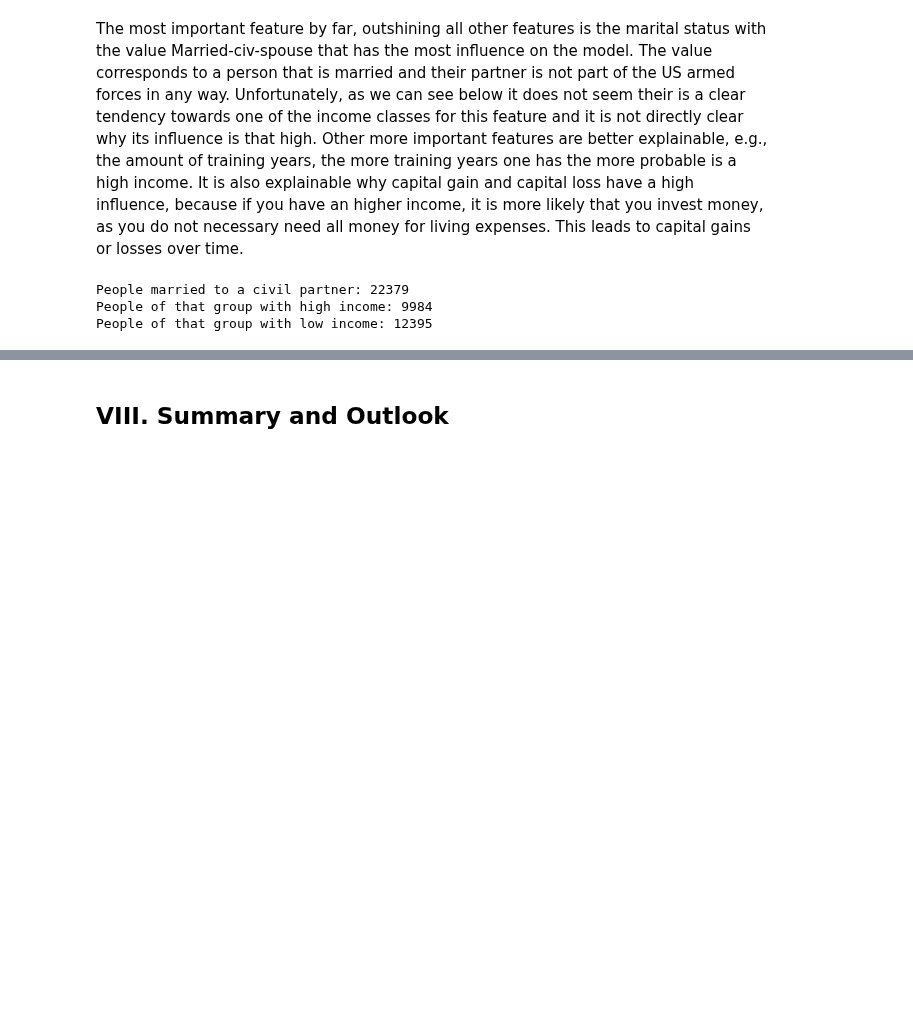
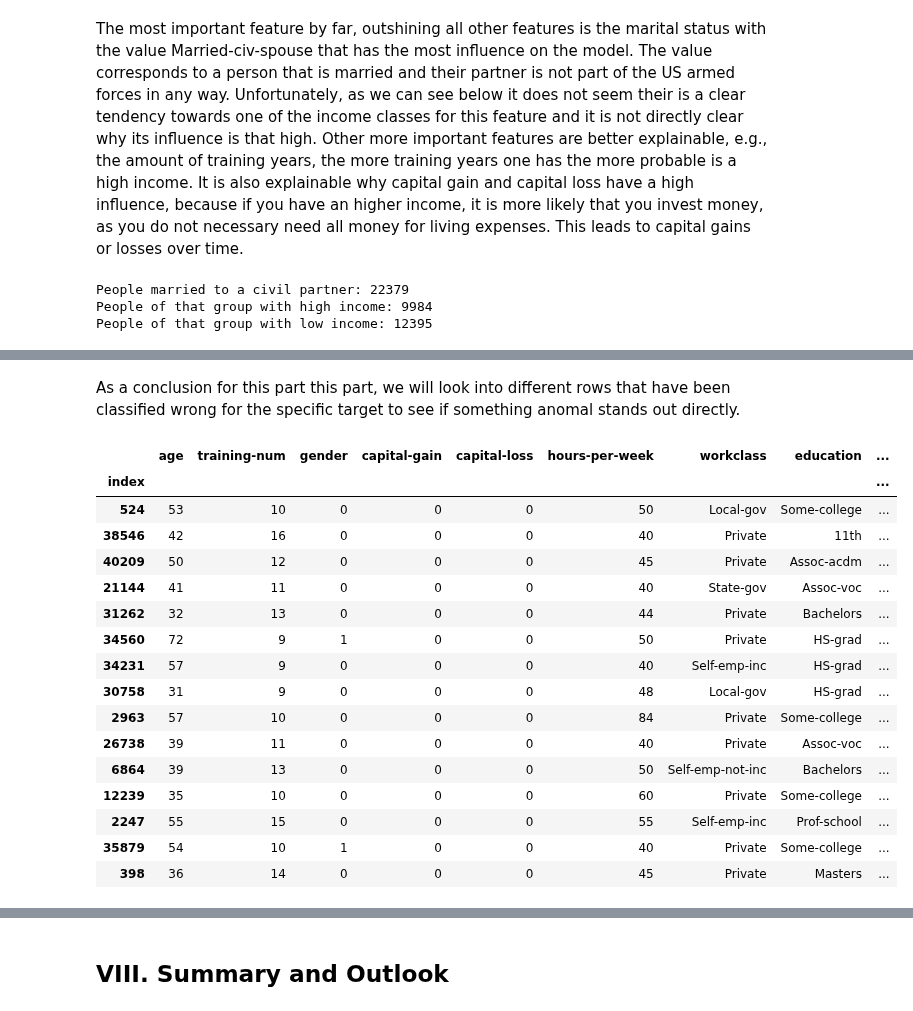
Before and after one commit to NiklasSabel/Industrial-Applications-of-Artificial-Intelligence, a Jupyter notebook: notebooks/Tertiary Sector/Finance_new.ipynb, the cells around one changed output, grey strips where cells are left out. Cells and saved outputs as stored; diff of their text form; code cells hidden in the pictures; blank space fills up the shorter version.

```diff
--- a/notebooks/Tertiary Sector/Finance_new.ipynb
+++ b/notebooks/Tertiary Sector/Finance_new.ipynb
@@ -1307,3 +1307,6 @@ df_comparison.rename(columns={0 :'Prediction'}, inplace=True )
 numerical_features = ['age','training-num', 'capital-gain','capital-loss','hours-per-week' ]
 df_comparison[numerical_features] = scaler.inverse_transform(df_comparison[numerical_features])
 df_comparison[numerical_features] = df_comparison[numerical_features].astype(int)
+# %%
+#create a dataframe containing only wrong predictions
+df_wrong_predictions = df_comparison[(df_comparison.income!=df_comparison.Prediction)]
@@ -1309,0 +1355,22 @@ df_comparison[numerical_features] = df_comparison[numerical_features].astype(int
+# %% [markdown]
+As a conclusion for this part this part, we will look into different rows that have been classified wrong for the specific target to see if something anomal stands out directly.
+# %%
+df_wrong_predictions[df_wrong_predictions['income']==0].head(15)
+# %% [output]
+|  | age | training-num | gender | capital-gain | capital-loss | hours-per-week | workclass | education | ... |
+| index |  |  |  |  |  |  |  |  | ... |
+| 524 | 53 | 10 | 0 | 0 | 0 | 50 | Local-gov | Some-college | ... |
+| 38546 | 42 | 16 | 0 | 0 | 0 | 40 | Private | 11th | ... |
+| 40209 | 50 | 12 | 0 | 0 | 0 | 45 | Private | Assoc-acdm | ... |
+| 21144 | 41 | 11 | 0 | 0 | 0 | 40 | State-gov | Assoc-voc | ... |
+| 31262 | 32 | 13 | 0 | 0 | 0 | 44 | Private | Bachelors | ... |
+| 34560 | 72 | 9 | 1 | 0 | 0 | 50 | Private | HS-grad | ... |
+| 34231 | 57 | 9 | 0 | 0 | 0 | 40 | Self-emp-inc | HS-grad | ... |
+| 30758 | 31 | 9 | 0 | 0 | 0 | 48 | Local-gov | HS-grad | ... |
+| 2963 | 57 | 10 | 0 | 0 | 0 | 84 | Private | Some-college | ... |
+| 26738 | 39 | 11 | 0 | 0 | 0 | 40 | Private | Assoc-voc | ... |
+| 6864 | 39 | 13 | 0 | 0 | 0 | 50 | Self-emp-not-inc | Bachelors | ... |
+| 12239 | 35 | 10 | 0 | 0 | 0 | 60 | Private | Some-college | ... |
+| 2247 | 55 | 15 | 0 | 0 | 0 | 55 | Self-emp-inc | Prof-school | ... |
+| 35879 | 54 | 10 | 1 | 0 | 0 | 40 | Private | Some-college | ... |
+| 398 | 36 | 14 | 0 | 0 | 0 | 45 | Private | Masters | ... |
```
Also changed, not shown: parts of 16 cells of this notebook.
